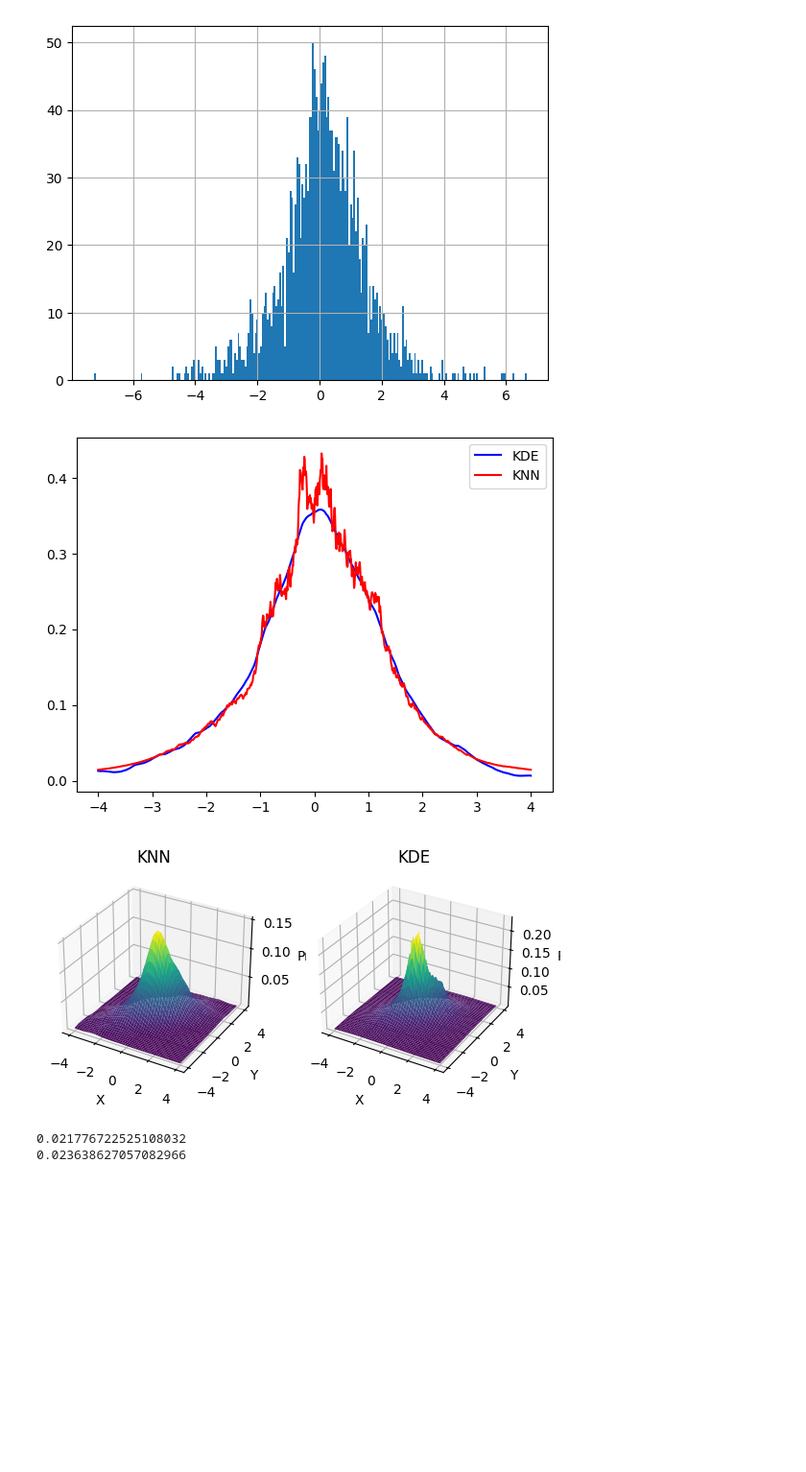
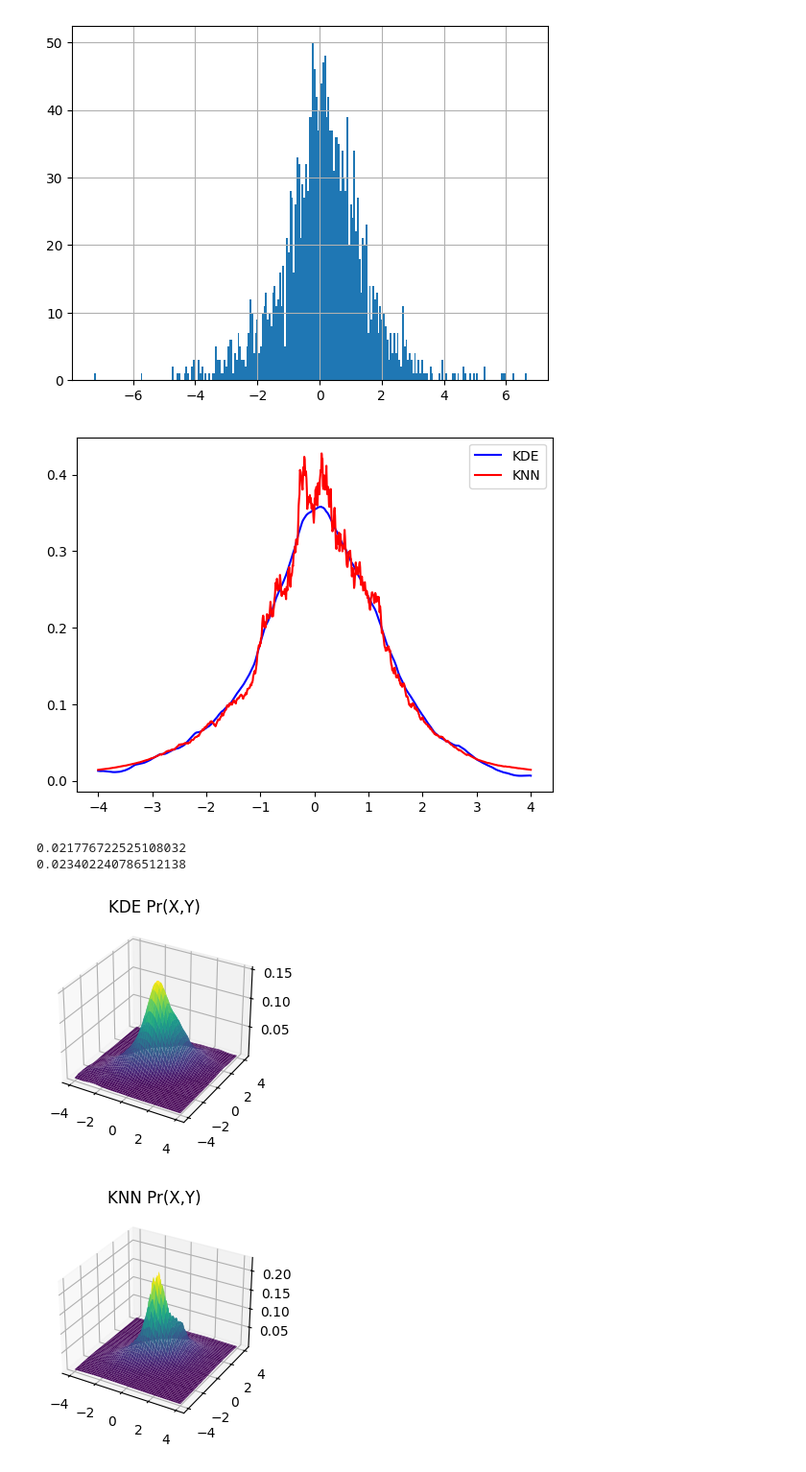
Before and after one commit to f-linder/thesis_bachelor, a Jupyter notebook: testing.ipynb, the cells around one changed output. Shown at 96% size. Saved outputs shown, nothing was run; the diff lists cells and outputs as text; code cells hidden in the pictures; blank space fills up the shorter version.

```diff
--- a/testing.ipynb
+++ b/testing.ipynb
@@ -22,6 +90,18 @@ tickers = [apple, microsoft, google]
 apple_df = pd.read_csv(f'data/{apple}.csv')
 microsoft_df = pd.read_csv(f'data/{microsoft}.csv')
 google_df = pd.read_csv(f'data/{google}.csv')
+# %%
+def print3D(xs, ys, fun, titel):
+    x, y = np.meshgrid(xs, ys)
+    z = np.array([[fun([x, y]) for x in xs] for y in ys])
+
+    fig = plt.figure()
+
+    ax1 = fig.add_subplot(121, projection='3d')
+    ax1.plot_surface(x, y, z, cmap='viridis')
+    ax1.set_title(titel)
+
+    plt.show()
 # %%
 apple_df['Returns'].hist(bins=250)
 # %% [output]
@@ -40,8 +120,8 @@ pdf_knn = pdf(knn, returns)
 
 # print density distributions
 x_vals = np.linspace(-4, 4, 1000)
-y_knn = [pdf_knn(x) for x in x_vals]
-y_kde = [pdf_kde(x) for x in x_vals]
+y_knn = [pdf_knn([x]) for x in x_vals]
+y_kde = [pdf_kde([x]) for x in x_vals]
 
 
 plt.plot(x_vals, y_kde, label='KDE', color='blue')
@@ -49,41 +129,22 @@ plt.plot(x_vals, y_knn, label='KNN', color='red')
 plt.legend()
 plt.show()
 # %% [output]
-[figure, old version]
+[figure, new version]
 # %%
 # test of density for multiple random variable
 returns = np.array([apple_df['Returns'], google_df['Returns']]).transpose()
 
 pdf_kde = pdf(kde, returns)
 pdf_knn = pdf(knn, returns)
 
-x_vals = np.linspace(-4, 4, 100)
-y_vals = np.linspace(-4, 4, 100)
-z_knn = np.array([[pdf_kde(x, y) for x in x_vals] for y in y_vals])
-z_kde = np.array([[pdf_knn(x, y) for x in x_vals] for y in y_vals])
+print(pdf_kde([2, 2]))
+print(pdf_knn([2, 2]))
 
-x, y = np.meshgrid(x_vals, y_vals)
-fig = plt.figure()
-
-ax1 = fig.add_subplot(121, projection='3d')
-ax1.plot_surface(x, y, z_knn, cmap='viridis')
-ax1.set_title('KNN')
-ax1.set_xlabel('X')
-ax1.set_ylabel('Y')
-ax1.set_zlabel('Pr')
-
-ax2 = fig.add_subplot(122, projection='3d')
-ax2.plot_surface(x, y, z_kde, cmap='viridis')
-ax2.set_title('KDE')
-ax2.set_xlabel('X')
-ax2.set_ylabel('Y')
-ax2.set_zlabel('Pr')
-
-plt.show()
-
-print(pdf_kde(2, 2))
-print(pdf_knn(2, 2))
+values = np.linspace(-4, 4, 100)
+print3D(values, values, pdf_kde, 'KDE Pr(X,Y)')
+print3D(values, values, pdf_knn, 'KNN Pr(X,Y)')
 # %% [output]
+0.021776722525108032
+0.023402240786512138
-[figure, old version]
+[figure, new version]
-0.021776722525108032
-0.023638627057082966
+[figure, added]
```
Also changed, not shown: parts of 8 cells of this notebook, 1 other file.
